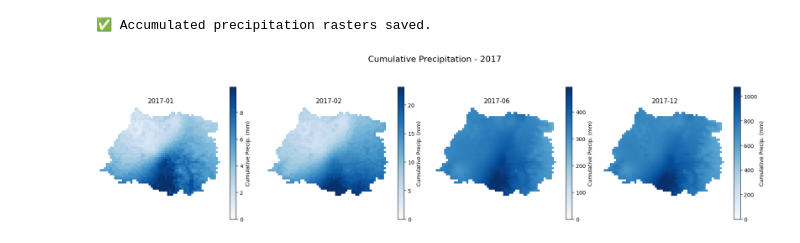
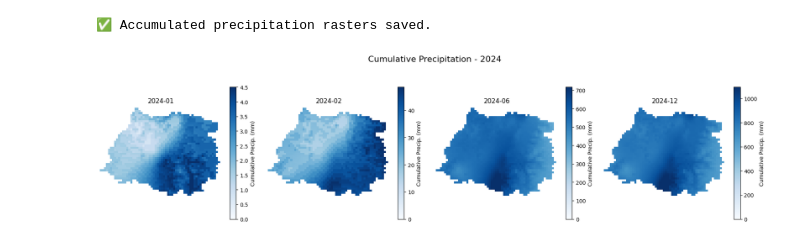
Before and after one commit to abbystokes/wildfire-risk-ml, a Jupyter notebook: preprocessing_files/precip_preprocessing.ipynb, the cells around one changed output. Drawn from its saved outputs; the diff is of its cells as text; code cells hidden in the pictures.

```diff
--- a/preprocessing_files/precip_preprocessing.ipynb
+++ b/preprocessing_files/precip_preprocessing.ipynb
@@ -84,13 +84,13 @@ import matplotlib.pyplot as plt
 from rasterio.plot import show
 
 # Choose an example anomaly file to visualize
-example_file = 'anomaly_wc2.1_2.5m_prec_2016-01.tif'
+example_file = 'anomaly_wc2.1_2.5m_prec_2024-05.tif'
 example_path = os.path.join(output_folder, example_file)
 
 # Load and plot the anomaly map
 with rasterio.open(example_path) as src:
     anomaly_data = src.read(1)
     fig, ax = plt.subplots(figsize=(10, 6))
-    img = show(anomaly_data, ax=ax, cmap='RdBu', title=f'Precipitation Anomaly - Jan 1970')
+    img = show(anomaly_data, ax=ax, cmap='RdBu', title=f'Precipitation Anomaly - May 2024')
     plt.colorbar(img.get_images()[0], ax=ax, label='Anomaly (mm)')
 # %% [output]
@@ -294,32 +294,32 @@ print("✅ Accumulated precipitation rasters saved.")
 import matplotlib.pyplot as plt
 from rasterio.plot import show
 
 # Choose a year and months to visualize
-year = 2017
+year = 2024
 months_to_plot = [1, 2, 6, 12]  # January to April
 
 
 fig, axes = plt.subplots(1, len(months_to_plot), figsize=(18, 5))
 fig.suptitle(f'Cumulative Precipitation - {year}', fontsize=16)
 
 for i, month in enumerate(months_to_plot):
     file = f'accumulated_prec_{year}-{month:02d}.tif'
     path = os.path.join(output_folder, file)
 
     with rasterio.open(path) as src:
         data = src.read(1)
         profile = src.profile
 
     ax = axes[i]
     im = ax.imshow(data, cmap='Blues', vmin=0, vmax=np.nanpercentile(data, 98))
     ax.set_title(f'{year}-{month:02d}')
     ax.axis('off')
 
     # Add individual colorbars
     cbar = plt.colorbar(im, ax=ax, orientation='vertical', shrink=0.8)
     cbar.set_label('Cumulative Precip. (mm)', fontsize=10)
 
 plt.tight_layout()
 plt.show()
 # %% [output]
-[figure, old version]
+[figure, new version]
```
Also changed, not shown: parts of 1 cell of this notebook, 7 other files.
